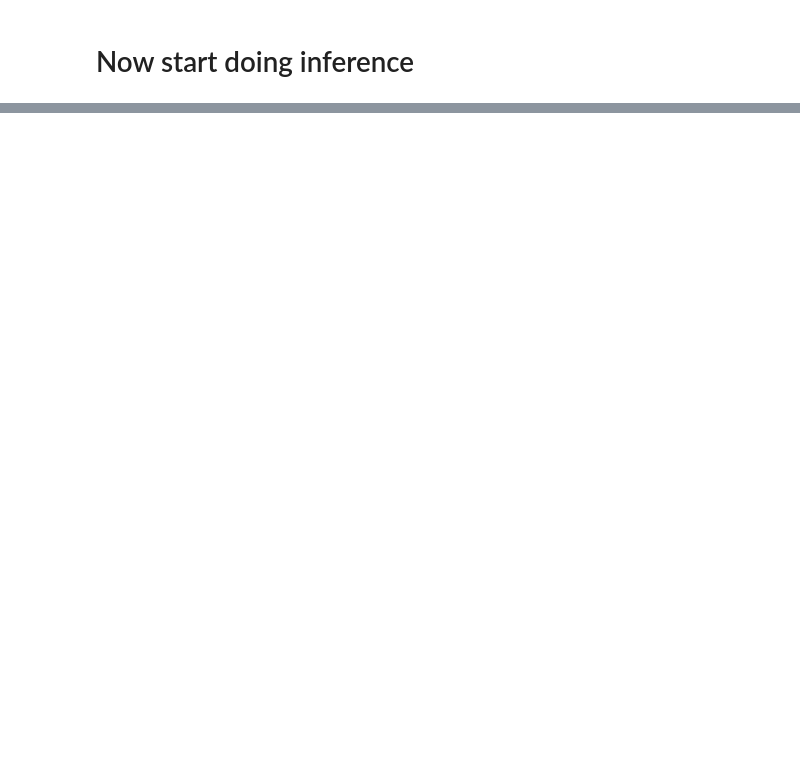
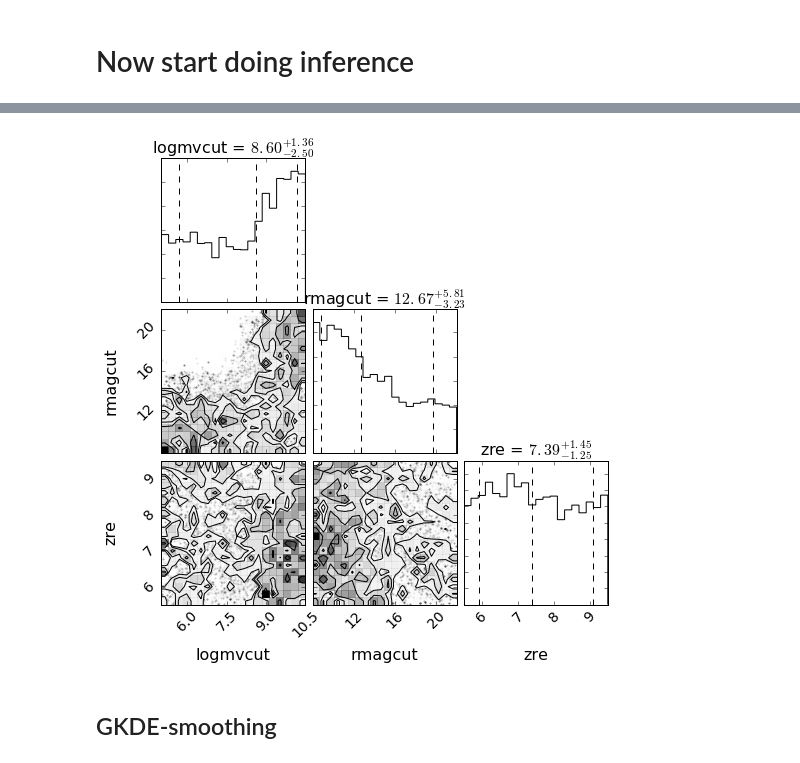
Before and after one commit to eteq/galvis, a Jupyter notebook: Probabilistic Experiments.ipynb, the cells around one changed output, grey strips where cells are left out. Saved outputs shown, nothing was run; the diff lists cells and outputs as text; code cells hidden in the pictures; blank space fills up the shorter version.

```diff
--- a/Probabilistic Experiments.ipynb
+++ b/Probabilistic Experiments.ipynb
@@ -65,0 +218,11 @@ detectability.compute_elvis_findable(elvii_pairs, wakker_scs, wakker_hvcs['VLSR'
+# %%
+iorder = [0,2,1]
+
+repar = [PARAMETERS[i] for i in iorder]
+
+corner.corner(burned_flatchain[:, [0,2,1]], labels=repar, quantiles=[.1,.5,.9], show_titles=True)
+None
+# %% [output]
+[figure, added]
+# %% [markdown]
+## GKDE-smoothing
```
Also changed, not shown: parts of 21 cells of this notebook.
